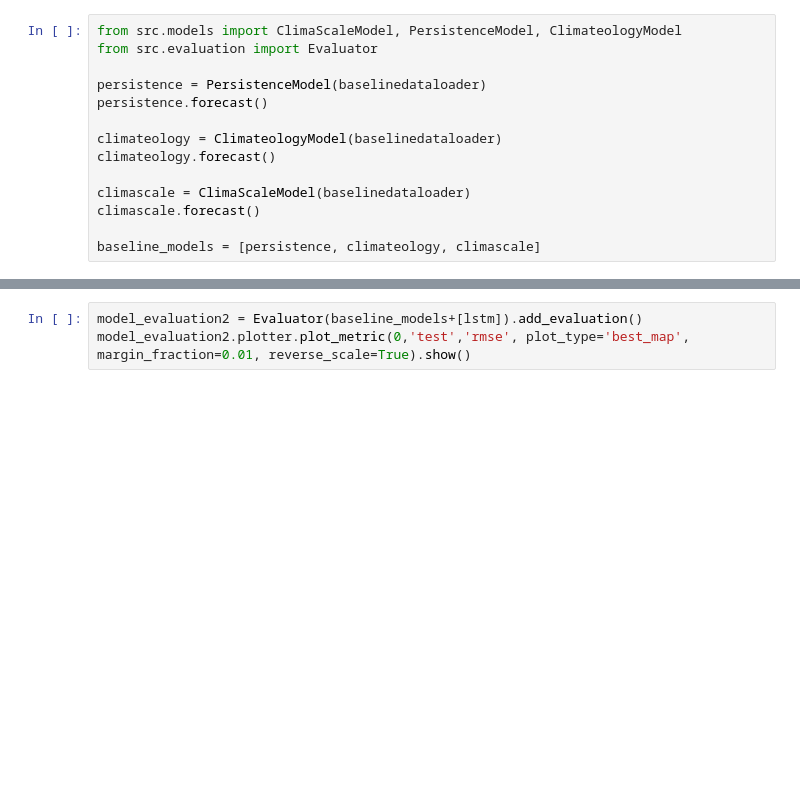
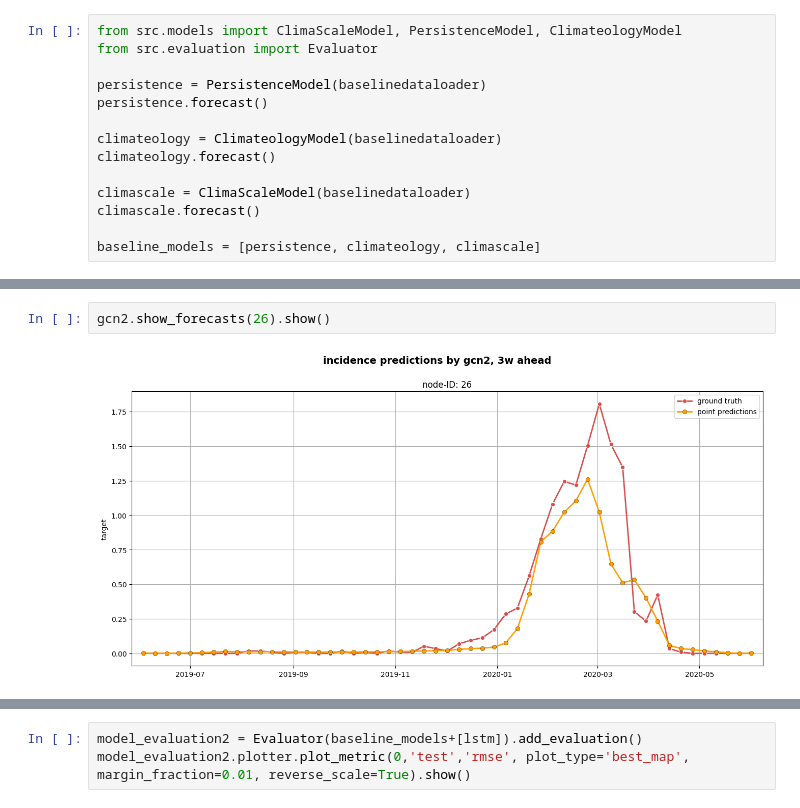
Before and after one commit to stends2001/infectious_disease_gnn, a Jupyter notebook: src/notebooks/4. vanilla deepmodels.ipynb, the cells around one changed output, grey strips where cells are left out. Cells and saved outputs as stored; diff of their text form; blank space fills up the shorter version.

```diff
--- a/src/notebooks/4. vanilla deepmodels.ipynb
+++ b/src/notebooks/4. vanilla deepmodels.ipynb
@@ -283,0 +485,4 @@ model_evaluation.plotter.plot_metric(0,'test', 'ccc',plot_type = 'box', vmin = -
+# %%
+gcn2.show_forecasts(26).show()
+# %% [output]
+[figure, added]
```
Also changed, not shown: parts of 27 cells of this notebook, 7 other files.
